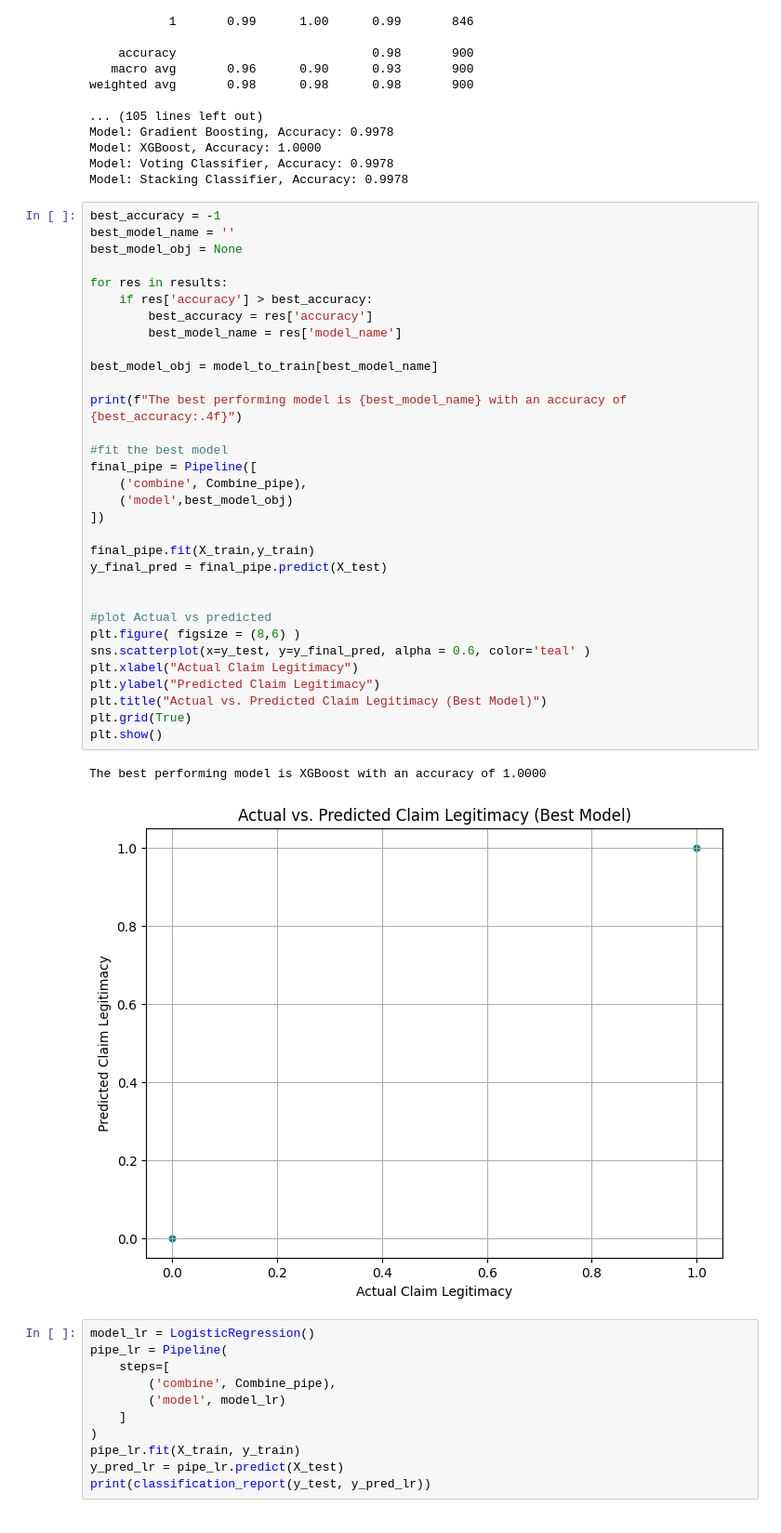
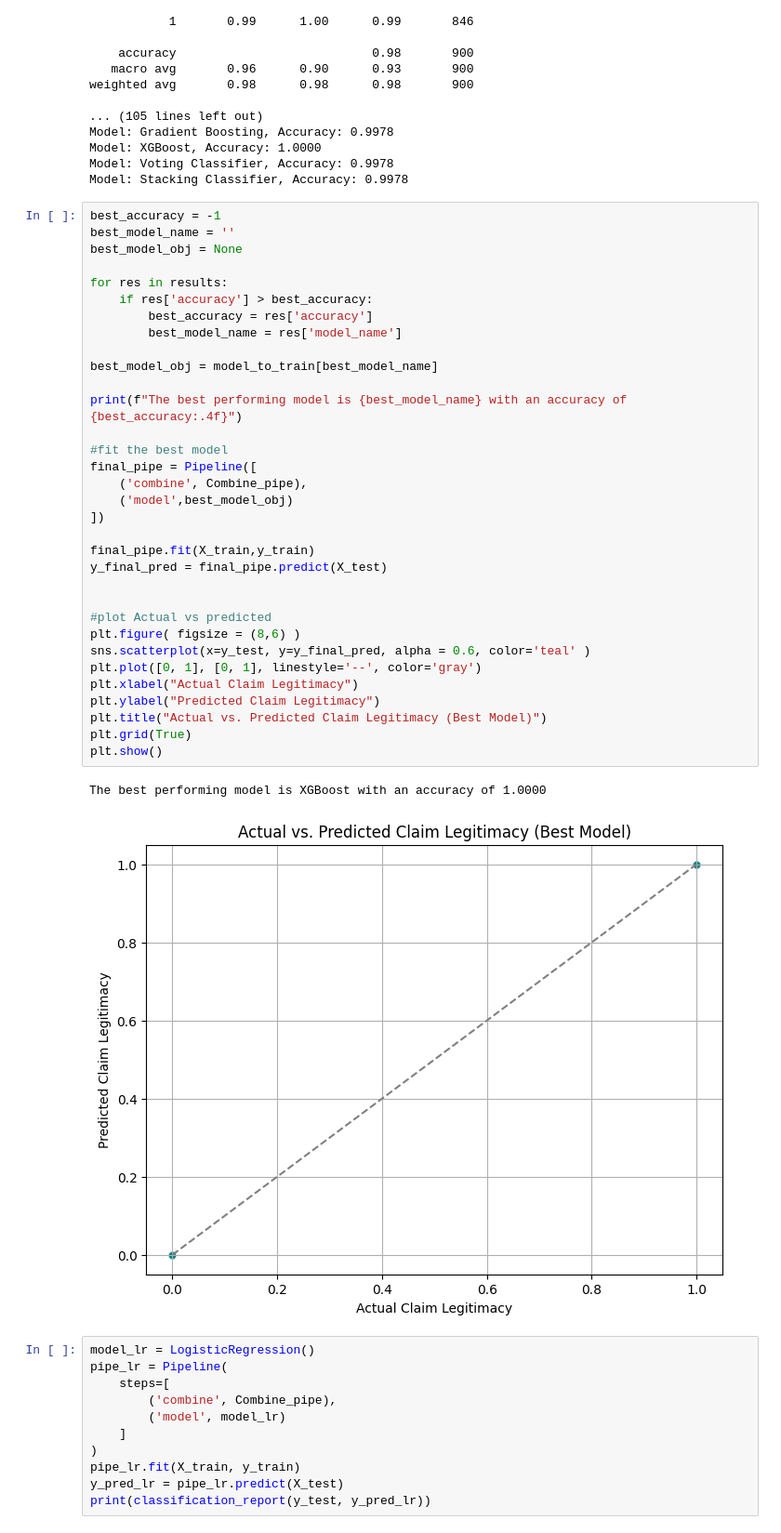
Before and after one commit to sonjoy1s/project_weak_ML, a Jupyter notebook: Health_Insurance_Claims.ipynb, the cells around one changed output. Shown at 93% size. Cells and saved outputs as stored; diff of their text form.

```diff
--- a/Health_Insurance_Claims.ipynb
+++ b/Health_Insurance_Claims.ipynb
@@ -253,34 +253,35 @@ best_model_obj = None
 
 for res in results:
     if res['accuracy'] > best_accuracy:
         best_accuracy = res['accuracy']
         best_model_name = res['model_name']
 
 best_model_obj = model_to_train[best_model_name]
 
 print(f"The best performing model is {best_model_name} with an accuracy of {best_accuracy:.4f}")
 
 #fit the best model
 final_pipe = Pipeline([
     ('combine', Combine_pipe),
     ('model',best_model_obj)
 ])
 
 final_pipe.fit(X_train,y_train)
 y_final_pred = final_pipe.predict(X_test)
 
 
 #plot Actual vs predicted
 plt.figure( figsize = (8,6) )
 sns.scatterplot(x=y_test, y=y_final_pred, alpha = 0.6, color='teal' )
+plt.plot([0, 1], [0, 1], linestyle='--', color='gray')
 plt.xlabel("Actual Claim Legitimacy")
 plt.ylabel("Predicted Claim Legitimacy")
 plt.title("Actual vs. Predicted Claim Legitimacy (Best Model)")
 plt.grid(True)
 plt.show()
 # %% [output]
 The best performing model is XGBoost with an accuracy of 1.0000
-[figure, old version]
+[figure, new version]
 # %%
 model_lr = LogisticRegression()
 pipe_lr = Pipeline(
```
